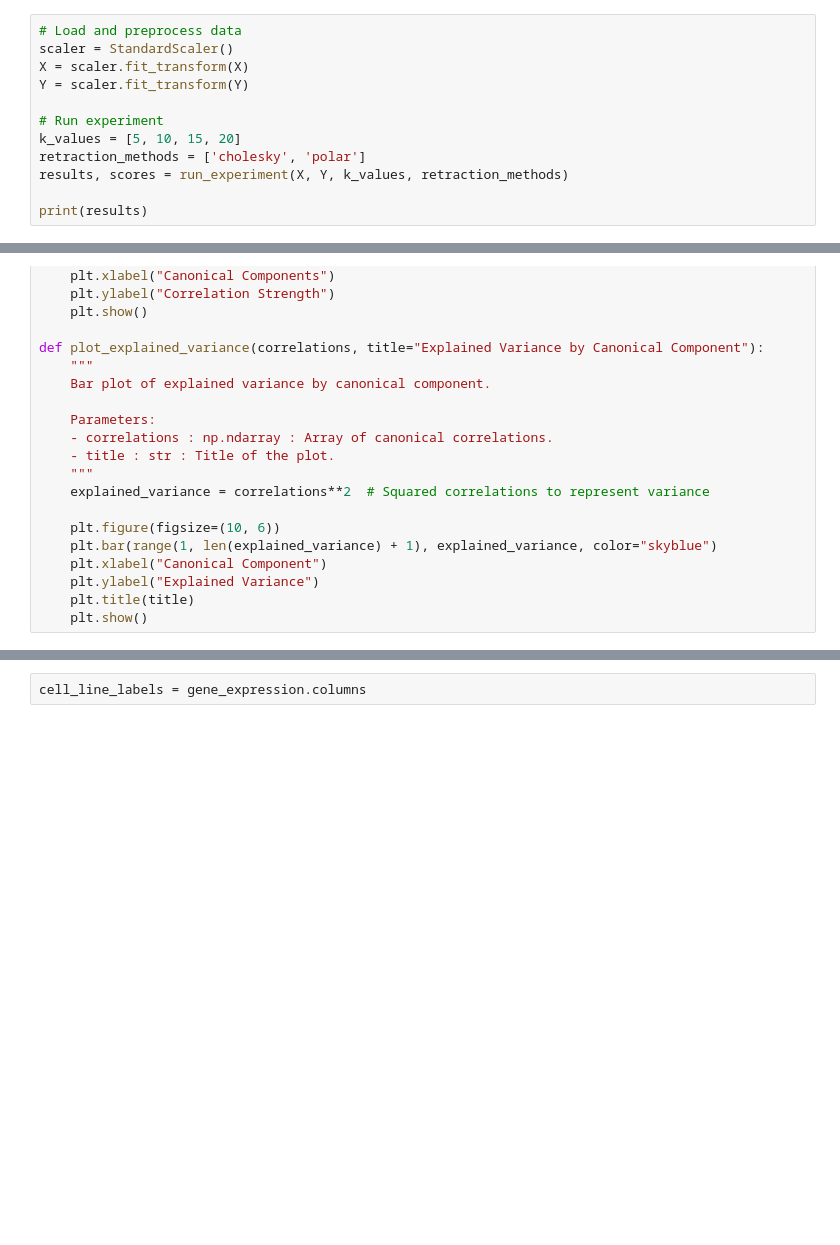
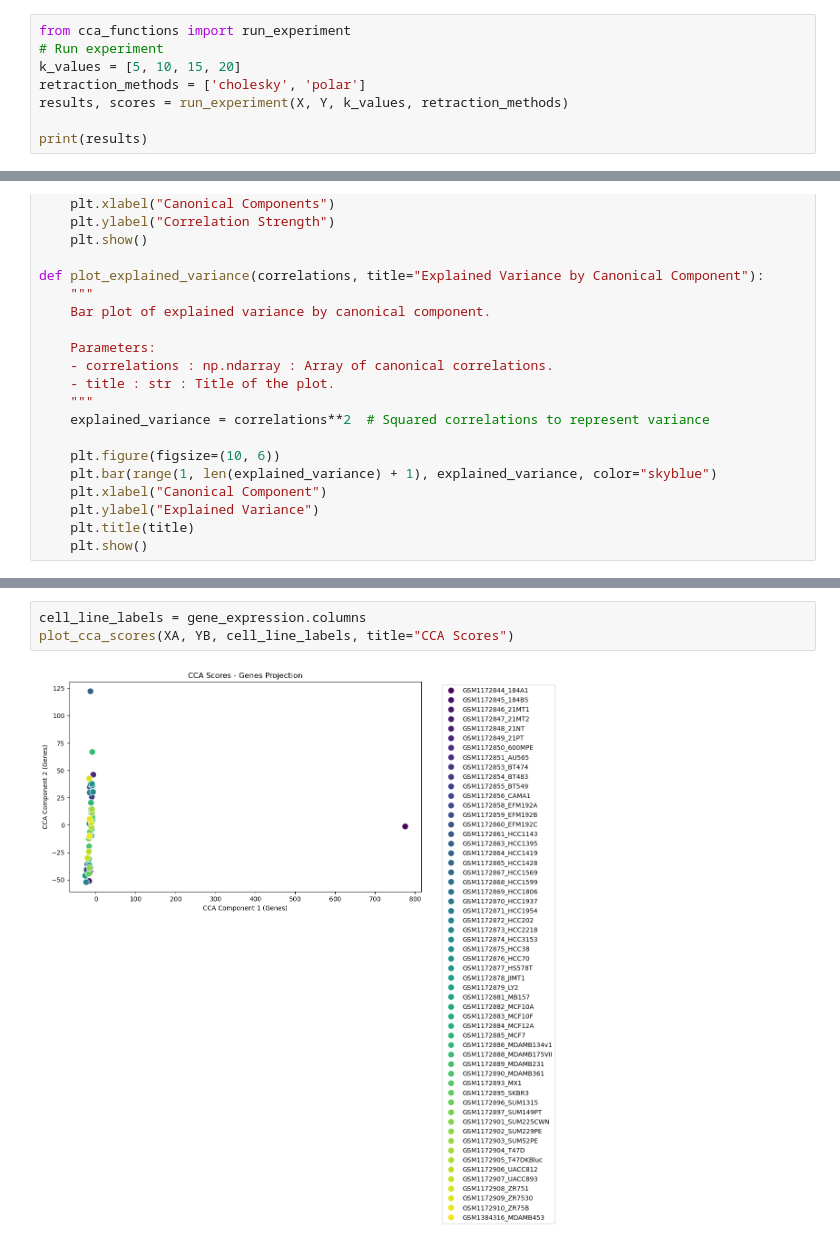
Before and after one commit to anacarsi/ss24_CCA_Reduced_Rank, a Jupyter notebook: src/gse.ipynb, the cells around one changed output, grey strips where cells are left out. Drawn from its saved outputs; the diff is of its cells as text; blank space fills up the shorter version.

```diff
--- a/src/gse.ipynb
+++ b/src/gse.ipynb
@@ -454,9 +148,5 @@ def run_experiment(X: np.ndarray, Y: np.ndarray, k_values: list, retraction_meth
 # %%
-# Load and preprocess data
-scaler = StandardScaler()
-X = scaler.fit_transform(X)
-Y = scaler.fit_transform(Y)
-
+from cca_functions import run_experiment
 # Run experiment
 k_values = [5, 10, 15, 20]
 retraction_methods = ['cholesky', 'polar']
@@ -621,2 +335,5 @@ def plot_explained_variance(correlations, title="Explained Variance by Canonical
 # %%
 cell_line_labels = gene_expression.columns
+plot_cca_scores(XA, YB, cell_line_labels, title="CCA Scores")
+# %% [output]
+[figure, added]
```
Also changed, not shown: parts of 34 cells of this notebook, 10 other files.
